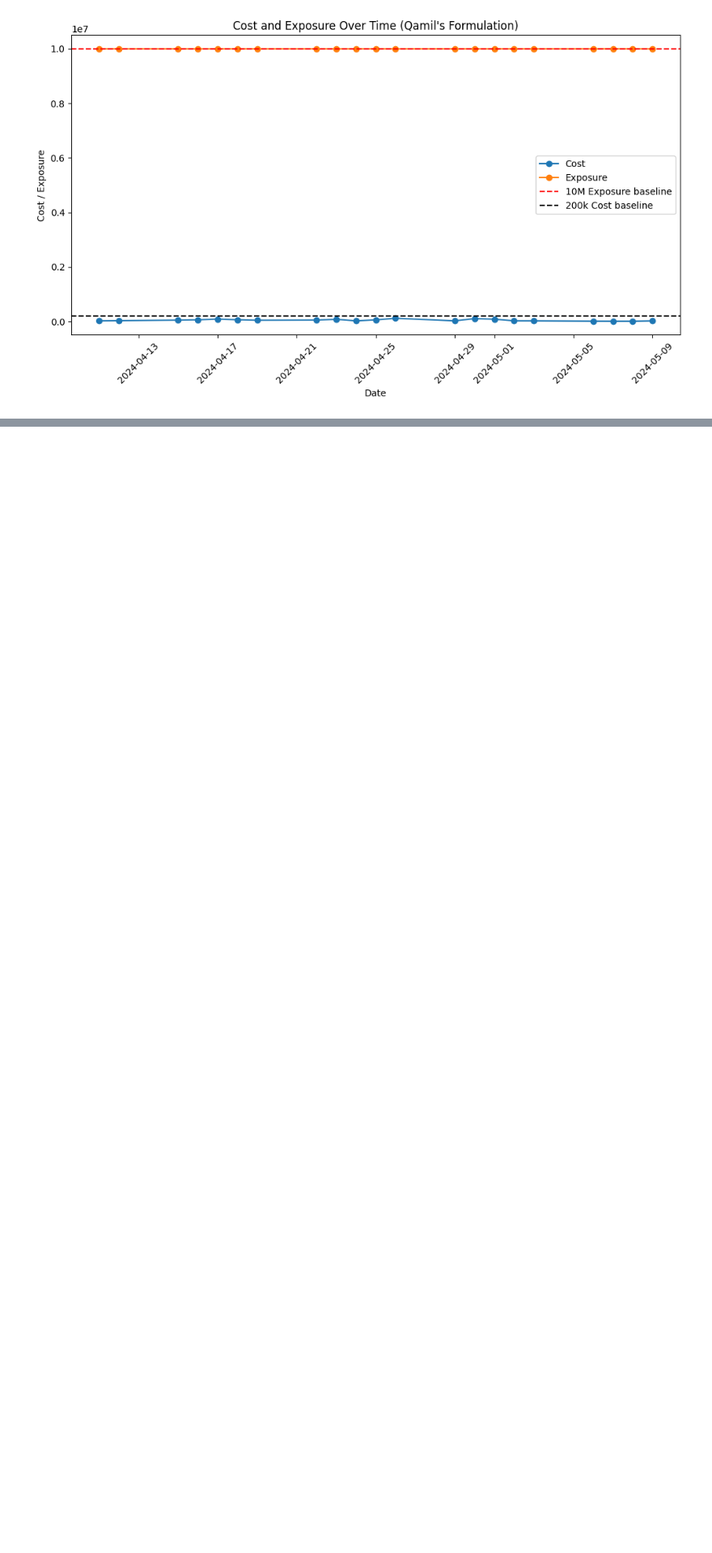
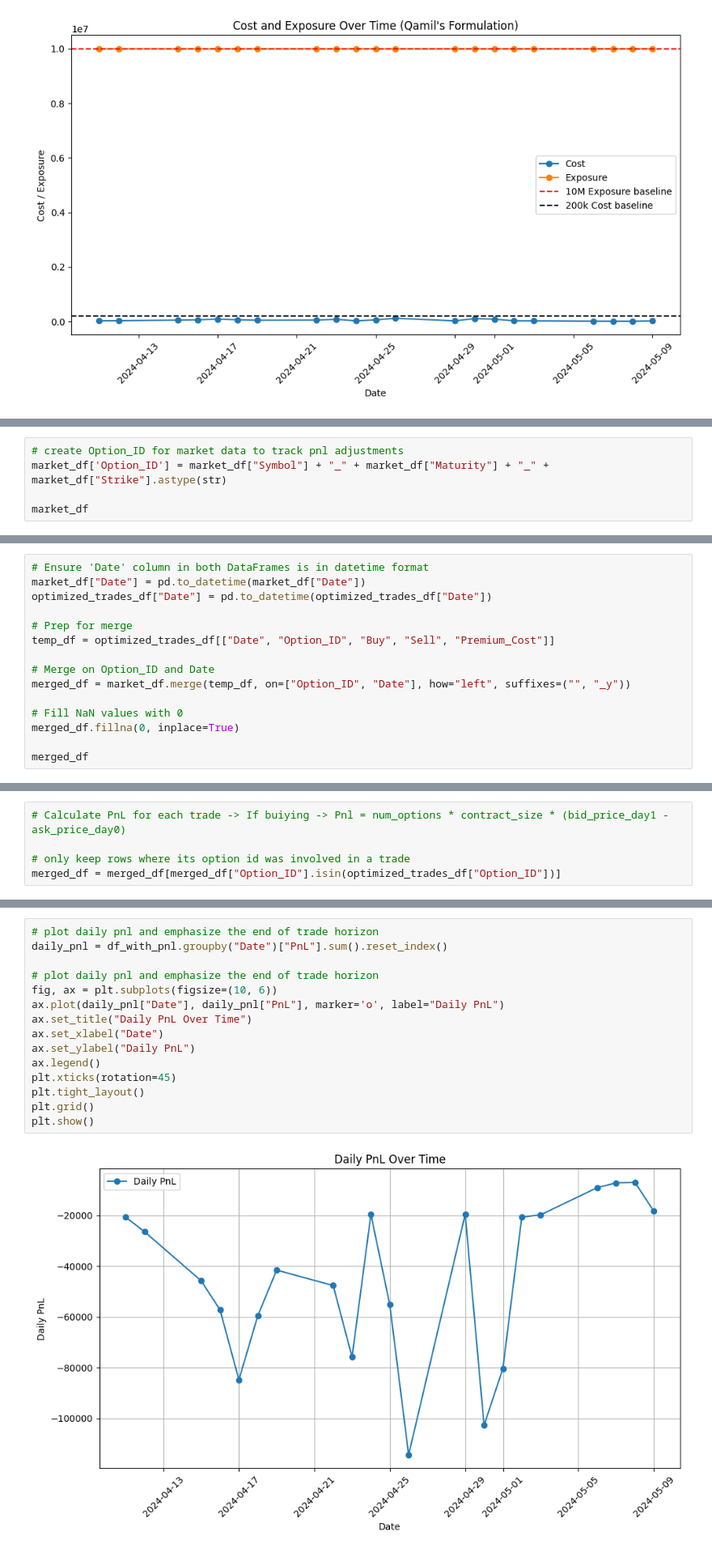
Before and after one commit to Qamil-Mirza/badss-2025-options-alpha-strategy, a Jupyter notebook: notebooks/analysis.ipynb, the cells around one changed output, grey strips where cells are left out. Shown at 81% size. Cells and saved outputs as stored; diff of their text form; blank space fills up the shorter version.

```diff
--- a/notebooks/analysis.ipynb
+++ b/notebooks/analysis.ipynb
@@ -390,0 +428,5 @@ plt.show()
+# %%
+# create Option_ID for market data to track pnl adjustments
+market_df['Option_ID'] = market_df["Symbol"] + "_" + market_df["Maturity"] + "_" + market_df["Strike"].astype(str)
+
+market_df
@@ -399,0 +468,15 @@ optimized_trades_df.head()
+# %%
+# Ensure 'Date' column in both DataFrames is in datetime format
+market_df["Date"] = pd.to_datetime(market_df["Date"])
+optimized_trades_df["Date"] = pd.to_datetime(optimized_trades_df["Date"])
+
+# Prep for merge
+temp_df = optimized_trades_df[["Date", "Option_ID", "Buy", "Sell", "Premium_Cost"]]
+
+# Merge on Option_ID and Date
+merged_df = market_df.merge(temp_df, on=["Option_ID", "Date"], how="left", suffixes=("", "_y"))
+
+# Fill NaN values with 0
+merged_df.fillna(0, inplace=True)
+
+merged_df
@@ -399,0 +515,5 @@ optimized_trades_df.head()
+# %%
+# Calculate PnL for each trade -> If buiying -> Pnl = num_options * contract_size * (bid_price_day1 - ask_price_day0)
+
+# only keep rows where its option id was involved in a trade
+merged_df = merged_df[merged_df["Option_ID"].isin(optimized_trades_df["Option_ID"])]
@@ -399,0 +618,17 @@ optimized_trades_df.head()
+# %%
+# plot daily pnl and emphasize the end of trade horizon
+daily_pnl = df_with_pnl.groupby("Date")["PnL"].sum().reset_index()
+
+# plot daily pnl and emphasize the end of trade horizon
+fig, ax = plt.subplots(figsize=(10, 6))
+ax.plot(daily_pnl["Date"], daily_pnl["PnL"], marker='o', label="Daily PnL")
+ax.set_title("Daily PnL Over Time")
+ax.set_xlabel("Date")
+ax.set_ylabel("Daily PnL")
+ax.legend()
+plt.xticks(rotation=45)
+plt.tight_layout()
+plt.grid()
+plt.show()
+# %% [output]
+[figure, added]
```
Also changed, not shown: parts of 13 cells of this notebook, 1 other file.
